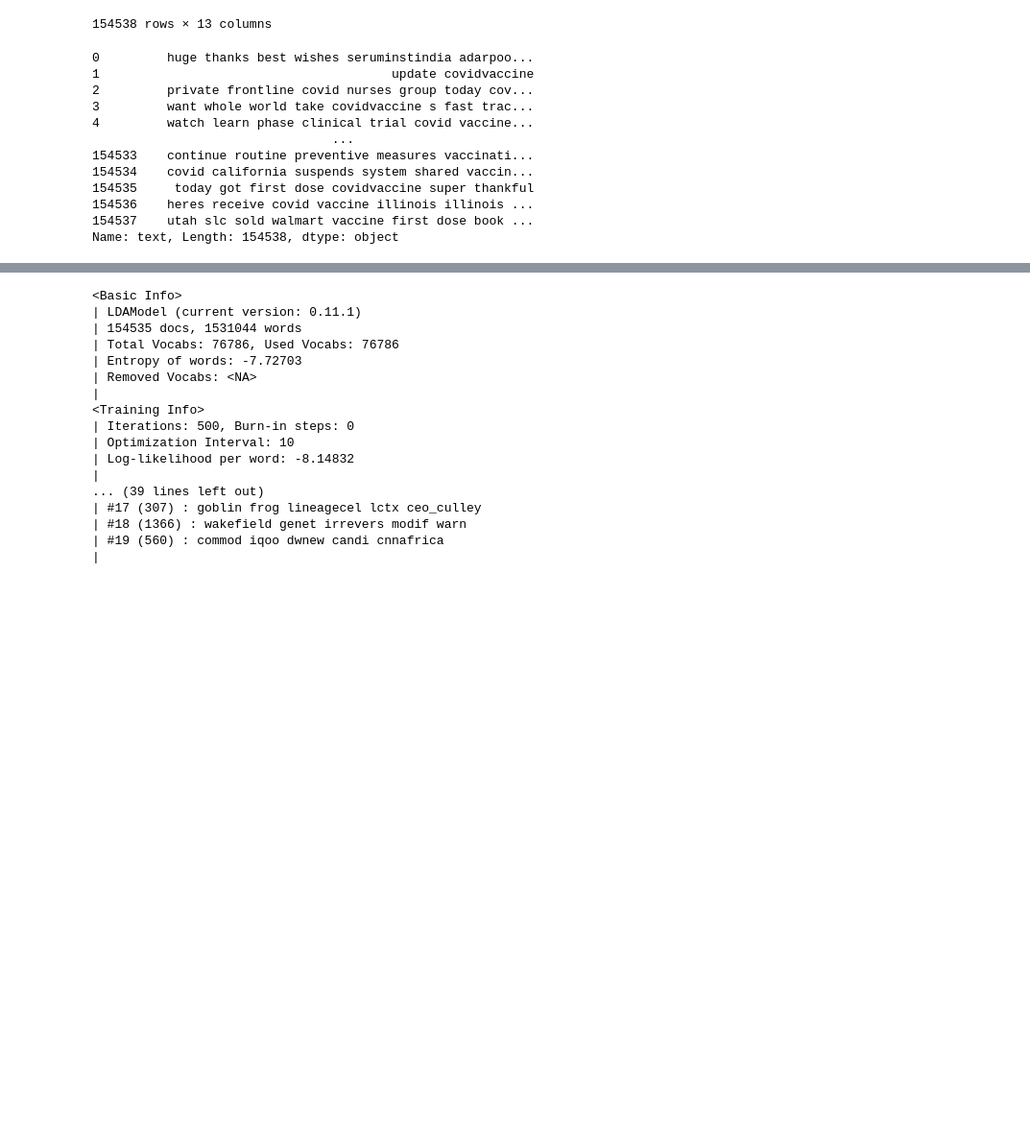
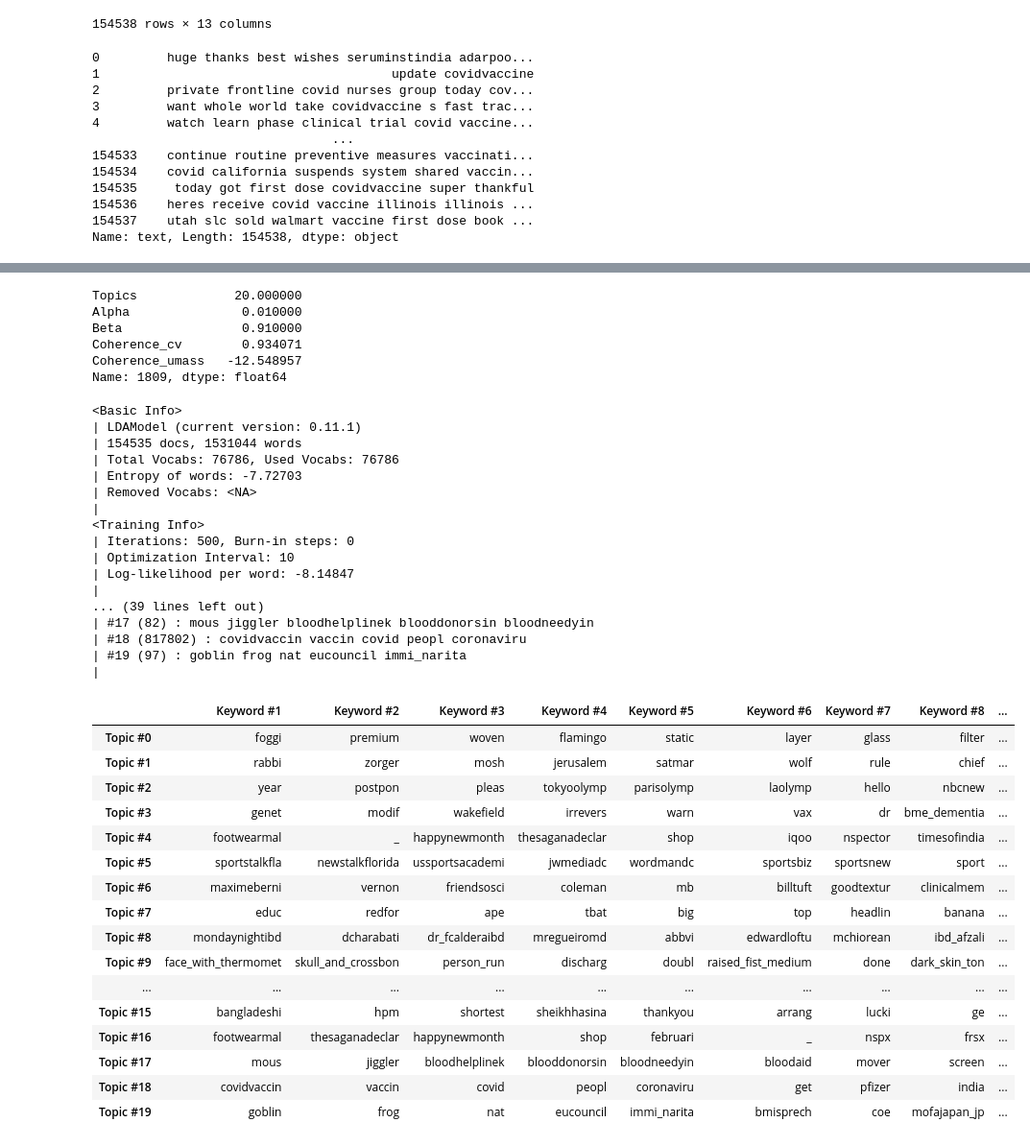
Before and after one commit to achen353/COVID-Vaccine-Tweet, a Jupyter notebook: src/Unsupervised Learning-tomotopy.ipynb, the cells around one changed output, grey strips where cells are left out. Shown: that part at 96% size. Cells and saved outputs as stored; diff of their text form; code cells hidden in the pictures; blank space fills up the shorter version.

Commit message:
moved written files to /out/ and added keyword table for topics

```diff
--- a/src/Unsupervised Learning-tomotopy.ipynb
+++ b/src/Unsupervised Learning-tomotopy.ipynb
@@ -101,7 +103,7 @@ def compute_coherence_values_tp(tp_corpus, k, a, b):
     co_cv = tp.coherence.Coherence(lda_model,coherence="c_v")
     return co_mass.get_score(), co_cv.get_score()
 # %%
-already_run = False
+already_run = True
 
 # Topics range (length = 10)
 min_topics = 2
@@ -145,7 +147,7 @@ if not already_run:
 
                 pbar.update(1)
                 coherence_results = pd.DataFrame(model_results)
-                coherence_results.to_csv(os.path.join('lda_tuning_results.csv'), index=False)
+                coherence_results.to_csv('../out/lda_tuning_results.csv', index=False)
     pbar.close()
 else:
-    coherence_results = pd.read_csv(os.path.join('lda_tuning_results.csv'))
+    coherence_results = pd.read_csv('../out/lda_tuning_results.csv')
@@ -153,0 +154,4 @@ KeyboardInterrupt:
+# %%
+# Sort coherence_results
+sorted_coherence_results = coherence_results.sort_values(by=['Coherence_cv', 'Coherence_umass'], ascending=False)
+sorted_coherence_results
@@ -154,5 +172,22 @@ KeyboardInterrupt:
+# %%
+# View the top coherence result
+best_hyperparams = sorted_coherence_results.iloc[0]
+best_hyperparams
+# %% [output]
+Topics             20.000000
+Alpha               0.010000
+Beta                0.910000
+Coherence_cv        0.934071
+Coherence_umass   -12.548957
+Name: 1809, dtype: float64
 # %%
-mdl = tp.LDAModel(k=20,corpus=tp_corpus,alpha=0.91,eta=0.91)
+mdl = tp.LDAModel(
+    k=int(best_hyperparams['Topics']),
+    corpus=tp_corpus,
+    alpha=best_hyperparams['Alpha'],
+    eta=best_hyperparams['Beta']
+)
+
 mdl.train(500)
 # %%
 mdl.summary()
@@ -171,7 +206,8 @@ prepared_data = pyLDAvis.prepare(
     vocab,
     term_frequency
 )
-pyLDAvis.save_html(prepared_data, 'ldavis.html')
+
+pyLDAvis.save_html(prepared_data, '../out/ldavis.html')
 # %% [output]
 <Basic Info>
 | LDAModel (current version: 0.11.1)
@@ -183,10 +219,39 @@ pyLDAvis.save_html(prepared_data, 'ldavis.html')
 <Training Info>
 | Iterations: 500, Burn-in steps: 0
 | Optimization Interval: 10
-| Log-likelihood per word: -8.14832
+| Log-likelihood per word: -8.14847
 |
 ... (39 lines left out)
-| #17 (307) : goblin frog lineagecel lctx ceo_culley
-| #18 (1366) : wakefield genet irrevers modif warn
-| #19 (560) : commod iqoo dwnew candi cnnafrica
+| #17 (82) : mous jiggler bloodhelplinek blooddonorsin bloodneedyin
+| #18 (817802) : covidvaccin vaccin covid peopl coronaviru
+| #19 (97) : goblin frog nat eucouncil immi_narita
 |
+# %%
+rows = {}
+
+for i in range(int(best_hyperparams['Topics'])):
+    topic_words = mdl.get_topic_words(i)
+    rows['Topic #' + str(i)] = [w for w, p in topic_words]
+
+topic_words = pd.DataFrame.from_dict(rows, orient='index',
+                       columns=['Keyword #1', 'Keyword #2', 'Keyword #3', 'Keyword #4', 'Keyword #5',
+                               'Keyword #6', 'Keyword #7', 'Keyword #8', 'Keyword #9', 'Keyword #10'])
+topic_words
+# %% [output]
+|  | Keyword #1 | Keyword #2 | Keyword #3 | Keyword #4 | Keyword #5 | Keyword #6 | Keyword #7 | Keyword #8 | ... |
+| Topic #0 | foggi | premium | woven | flamingo | static | layer | glass | filter | ... |
+| Topic #1 | rabbi | zorger | mosh | jerusalem | satmar | wolf | rule | chief | ... |
+| Topic #2 | year | postpon | pleas | tokyoolymp | parisolymp | laolymp | hello | nbcnew | ... |
+| Topic #3 | genet | modif | wakefield | irrevers | warn | vax | dr | bme_dementia | ... |
+| Topic #4 | footwearmal | _ | happynewmonth | thesaganadeclar | shop | iqoo | nspector | timesofindia | ... |
+| Topic #5 | sportstalkfla | newstalkflorida | ussportsacademi | jwmediadc | wordmandc | sportsbiz | sportsnew | sport | ... |
+| Topic #6 | maximeberni | vernon | friendsosci | coleman | mb | billtuft | goodtextur | clinicalmem | ... |
+| Topic #7 | educ | redfor | ape | tbat | big | top | headlin | banana | ... |
+| Topic #8 | mondaynightibd | dcharabati | dr_fcalderaibd | mregueiromd | abbvi | edwardloftu | mchiorean | ibd_afzali | ... |
+| Topic #9 | face_with_thermomet | skull_and_crossbon | person_run | discharg | doubl | raised_fist_medium | done | dark_skin_ton | ... |
+| ... | ... | ... | ... | ... | ... | ... | ... | ... | ... |
+| Topic #15 | bangladeshi | hpm | shortest | sheikhhasina | thankyou | arrang | lucki | ge | ... |
+| Topic #16 | footwearmal | thesaganadeclar | happynewmonth | shop | februari | _ | nspx | frsx | ... |
+| Topic #17 | mous | jiggler | bloodhelplinek | blooddonorsin | bloodneedyin | bloodaid | mover | screen | ... |
+| Topic #18 | covidvaccin | vaccin | covid | peopl | coronaviru | get | pfizer | india | ... |
+| Topic #19 | goblin | frog | nat | eucouncil | immi_narita | bmisprech | coe | mofajapan_jp | ... |
```
Also changed, not shown: parts of 6 cells of this notebook, 3 other files.
